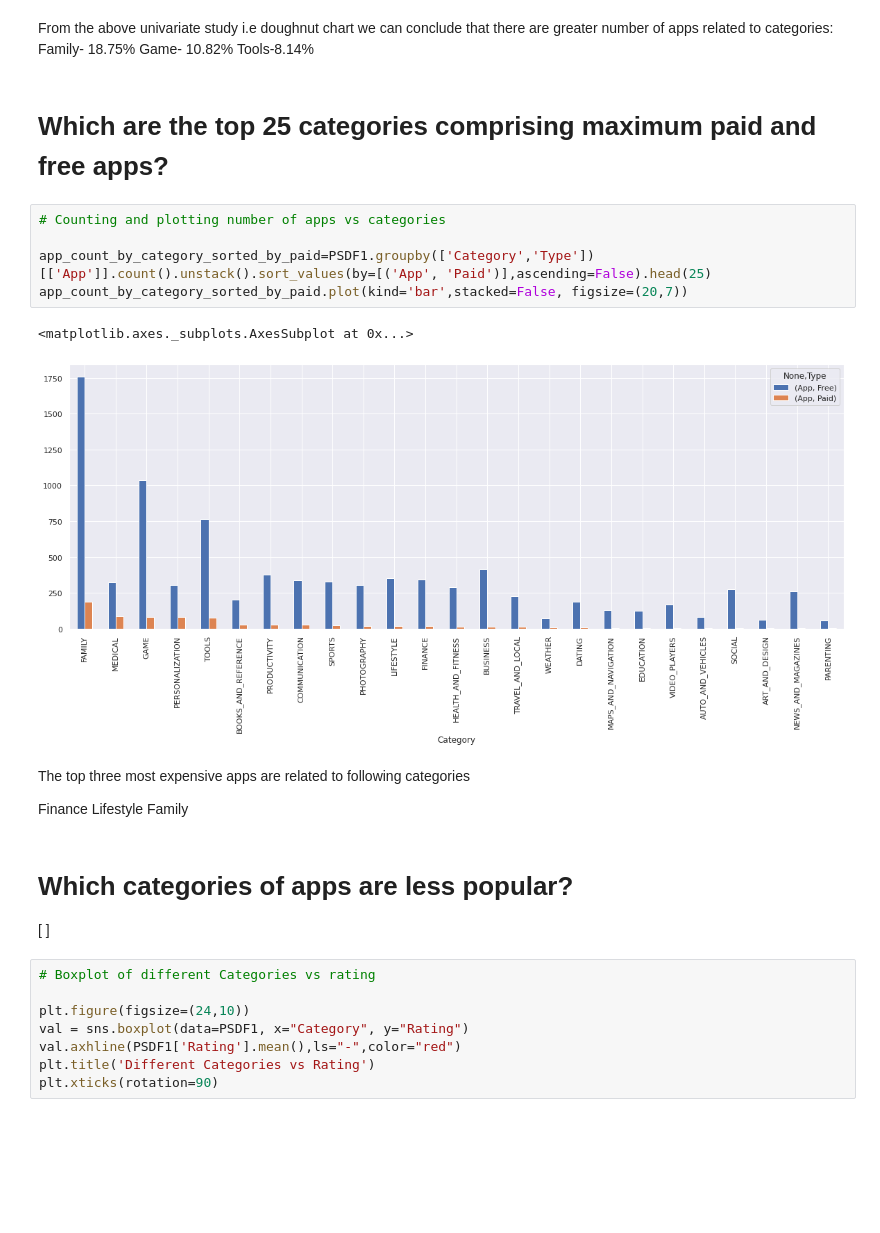
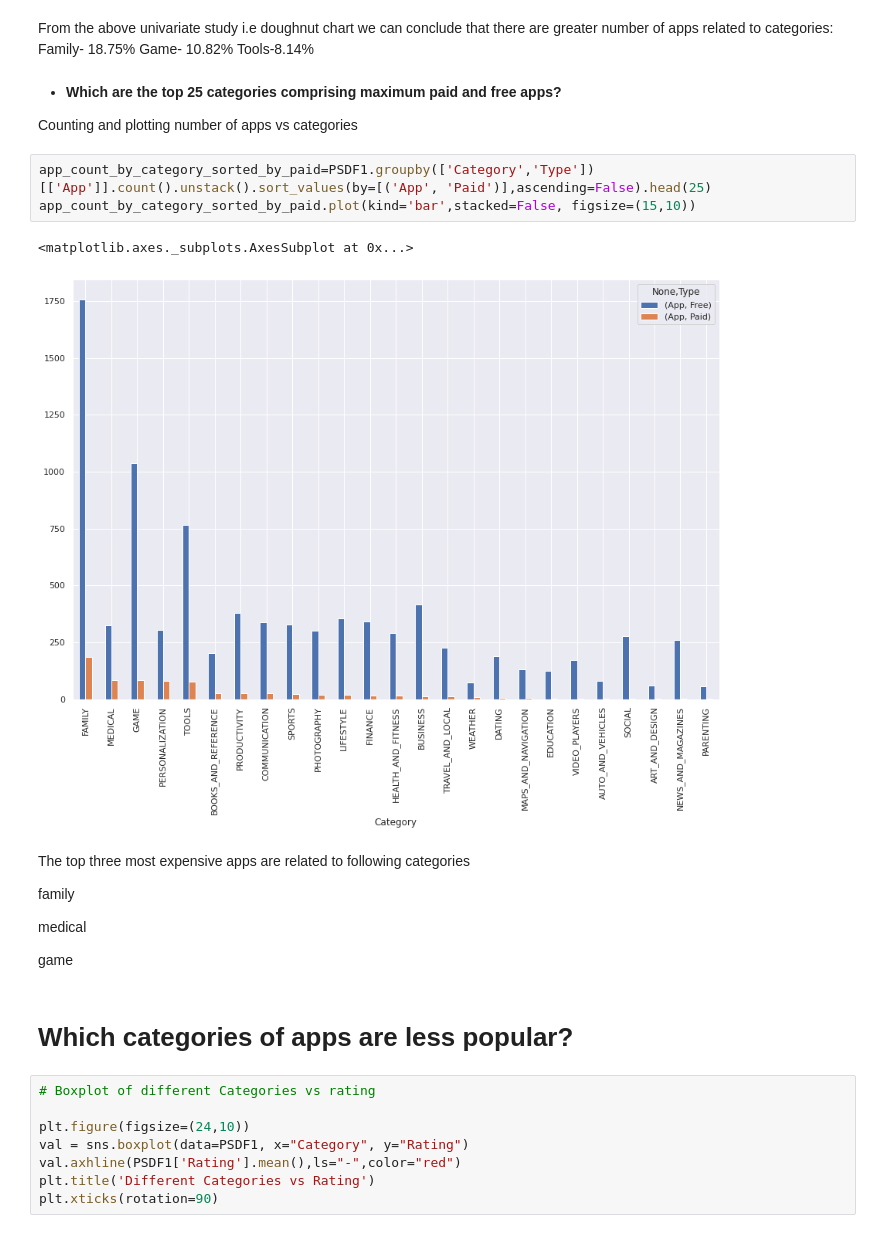
Before and after one commit to DrBharathiTC/Play_store-app-review-analysis-Capstone-project, a Jupyter notebook: Play_Store_App_Review_Analysis_EDA_Capstone.ipynb, the cells around one changed output. Cells and saved outputs as stored; diff of their text form; blank space fills up the shorter version.

```diff
--- a/Play_Store_App_Review_Analysis_EDA_Capstone.ipynb
+++ b/Play_Store_App_Review_Analysis_EDA_Capstone.ipynb
@@ -635,24 +686,25 @@ Family- 18.75%
 Game- 10.82%
 Tools-8.14%
 # %% [markdown]
-# Which are the top 25 categories comprising maximum paid and free apps?
+* **Which are the top 25 categories comprising maximum paid and free apps?**
+
+Counting and plotting number of apps vs categories
 # %%
-# Counting and plotting number of apps vs categories
-
 app_count_by_category_sorted_by_paid=PSDF1.groupby(['Category','Type'])[['App']].count().unstack().sort_values(by=[('App', 'Paid')],ascending=False).head(25)
-app_count_by_category_sorted_by_paid.plot(kind='bar',stacked=False, figsize=(20,7))
+app_count_by_category_sorted_by_paid.plot(kind='bar',stacked=False, figsize=(15,10))
 # %% [output]
 <matplotlib.axes._subplots.AxesSubplot at 0x...>
-[figure, old version]
+[figure, new version]
 # %% [markdown]
 The top three most expensive apps are related to following categories
 
-Finance
-Lifestyle
-Family
+   family
+
+   medical
+
+   game
 # %% [markdown]
-# Which categories of apps are less popular?
-[ ]
+# **Which categories of apps are less popular?**
 # %%
 # Boxplot of different Categories vs rating
 
```
Also changed, not shown: parts of 52 cells of this notebook.
